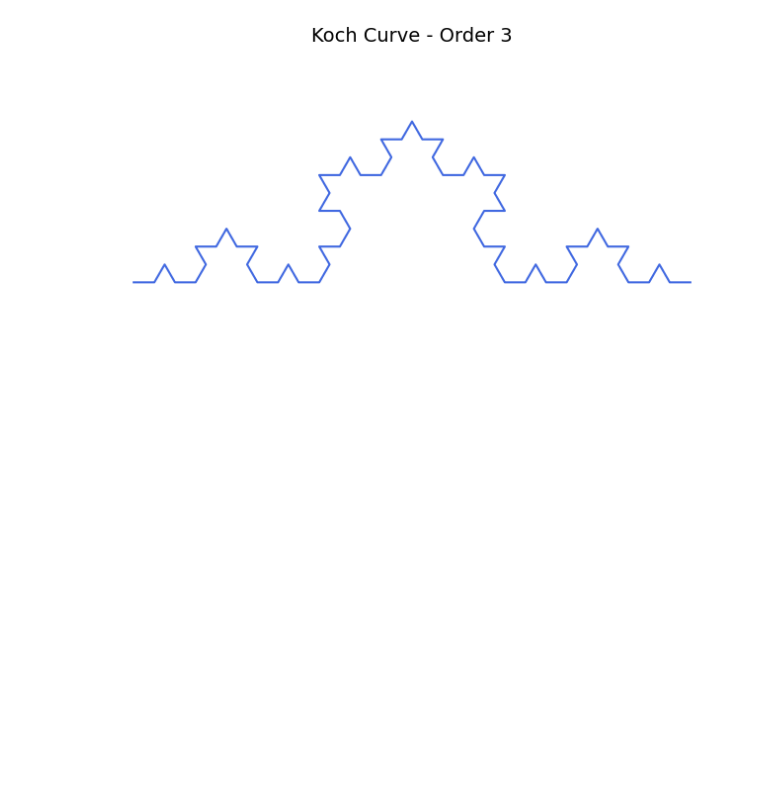
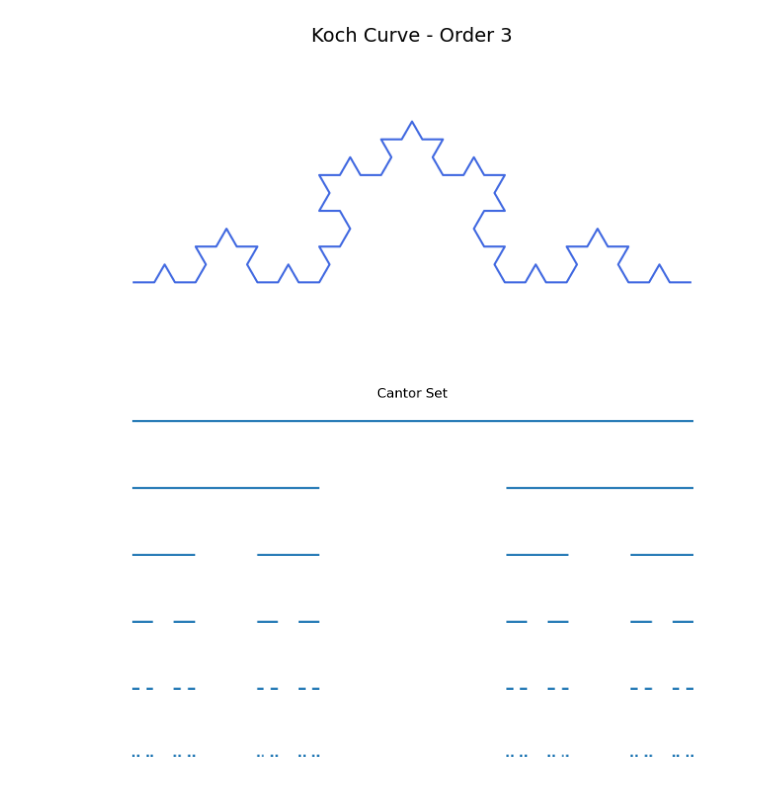
Before and after one commit to rmd360/machinelearningproject, a Jupyter notebook: Patterns.ipynb, the cells around one changed output. Drawn from its saved outputs; the diff is of its cells as text; code cells hidden in the pictures; blank space fills up the shorter version.

```diff
--- a/Patterns.ipynb
+++ b/Patterns.ipynb
@@ -368,3 +368,28 @@ def plot_koch_curve(order):
 plot_koch_curve(order=3)  # You can try order=1 to 5
 # %% [output]
 [figure]
+# %%
+import matplotlib.pyplot as plt
+
+def draw_cantor_set(x, y, length, depth):
+    if depth == 0:
+        return
+
+    # Draw a horizontal line segment
+    plt.hlines(y, x, x + length, linewidth=2)
+
+    # Recursive call for left and right third
+    next_y = y - 10  # Vertical spacing between levels
+    next_length = length / 3
+
+    draw_cantor_set(x, next_y, next_length, depth - 1)
+    draw_cantor_set(x + 2 * next_length, next_y, next_length, depth - 1)
+
+# Initialize the plot
+plt.figure(figsize=(10, 6))
+draw_cantor_set(0, 100, 729, 6)  # Start x=0, y=100, length=729, depth=6
+plt.axis('off')
+plt.title("Cantor Set")
+plt.show()
+# %% [output]
+[figure, added]
```
Also changed, not shown: parts of 1 cell of this notebook.
